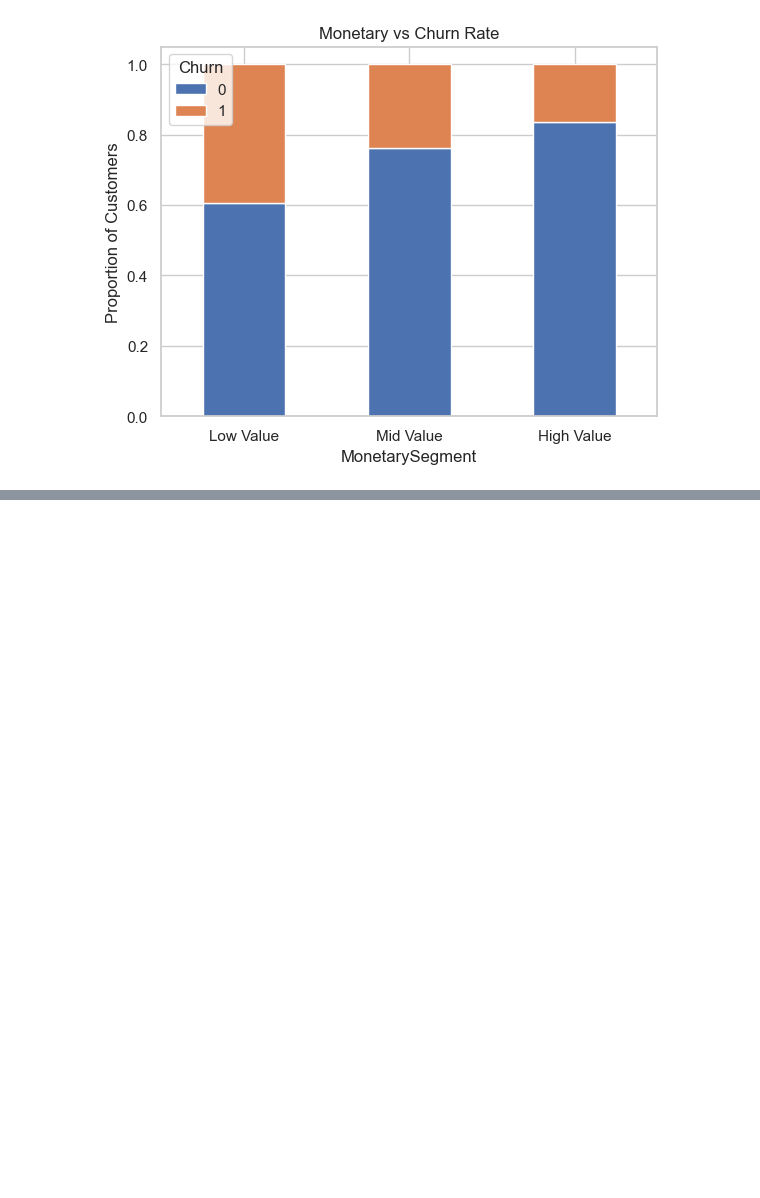
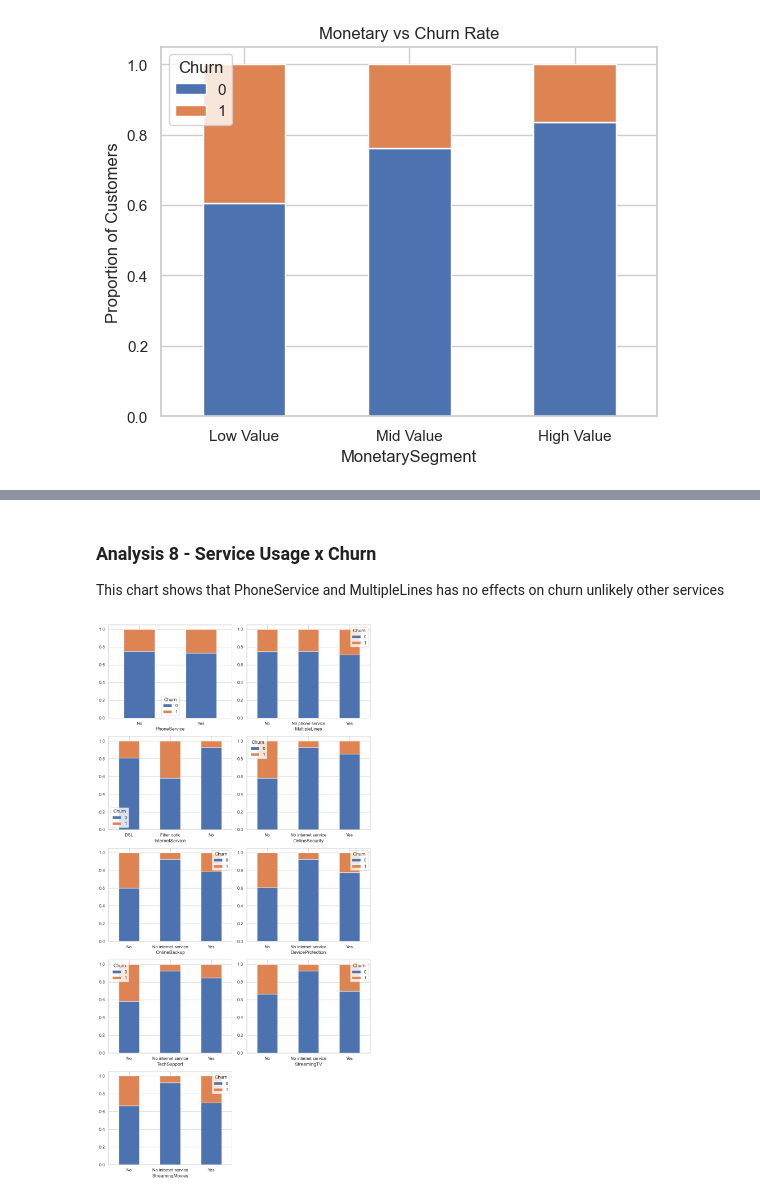
Before and after one commit to busraauz/ai-journey-bootcamp, a Jupyter notebook: week1/day7-telco-customer/notebook.ipynb, the cells around one changed output, grey strips where cells are left out. Saved outputs shown, nothing was run; the diff lists cells and outputs as text; code cells hidden in the pictures; blank space fills up the shorter version.

```diff
--- a/week1/day7-telco-customer/notebook.ipynb
+++ b/week1/day7-telco-customer/notebook.ipynb
@@ -258,9 +282,28 @@ plt.show()
+# %% [markdown]
+### Analysis 8 - Service Usage x Churn
+This chart shows that PhoneService and MultipleLines has no effects on churn unlikely other services
 # %%
-# Analysis 4 - Service Usage x Churn
+fig,axs = plt.subplots(5, 2, figsize=(10, 20))
+axs = axs.flatten()  # 5x2 → 18 tek boyutlu axis
 
 services = [
-       'PhoneService', 'MultipleLines',
-        'InternetService', 'OnlineSecurity', 'OnlineBackup',
-        'DeviceProtection', 'TechSupport', 'StreamingTV',
-        'StreamingMovies'
+         'PhoneService', 'MultipleLines',
+        'InternetService', 'OnlineSecurity',
+        'OnlineBackup','DeviceProtection',
+        'TechSupport', 'StreamingTV',
+        'StreamingMovies',
 ]
+plt.xticks(rotation=360)
+for idx, service in enumerate(services):
+    grouped_df = df.groupby(service)["Churn"].value_counts(normalize=True).unstack(fill_value=0)
+    if service == "PhoneService":
+        grouped_df.rename(index={1: "Yes", 0: "No"}, inplace=True)
+    grouped_df.plot(kind="bar", stacked=True, ax=axs[idx])
+
+    axs[idx].tick_params(axis="x", rotation=0)
+for ax in axs[len(services):]:
+    ax.axis("off")
+fig.tight_layout()
+plt.show()
+# %% [output]
+[figure, added]
```
Also changed, not shown: parts of 15 cells of this notebook.
